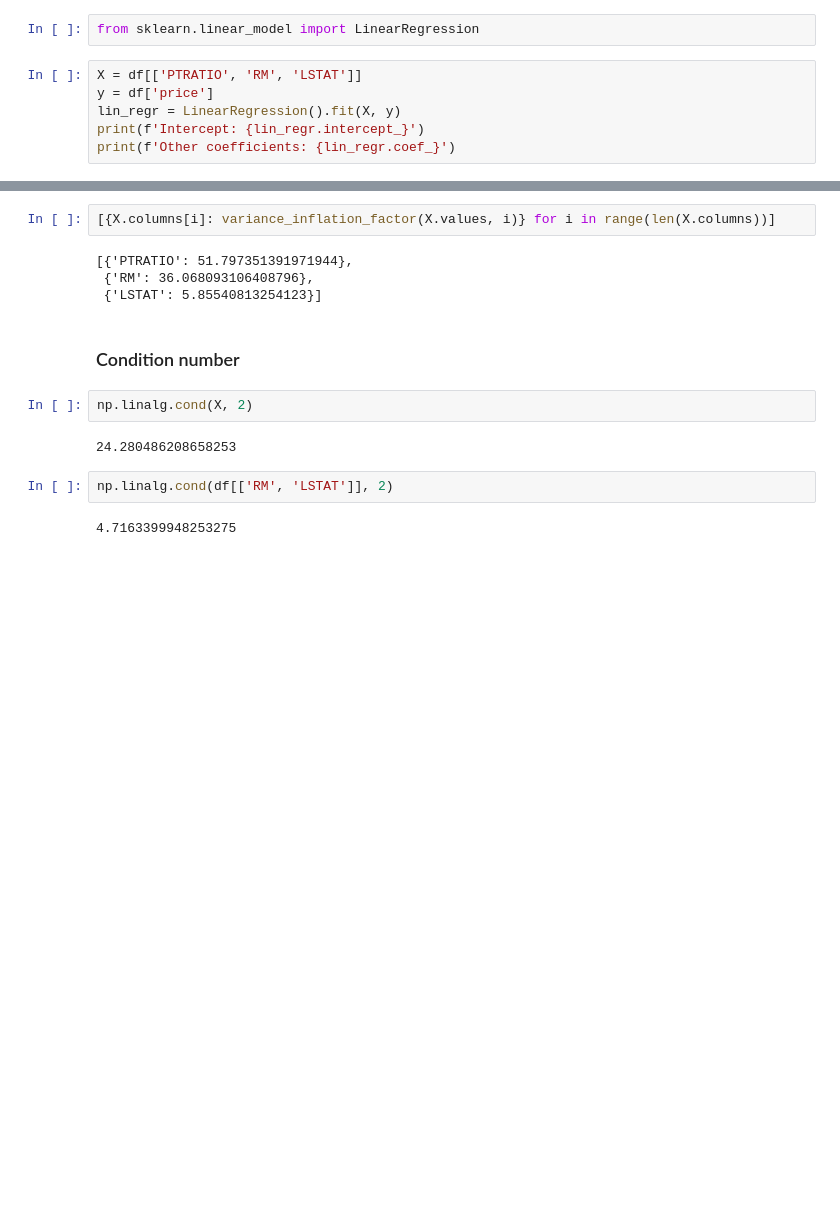
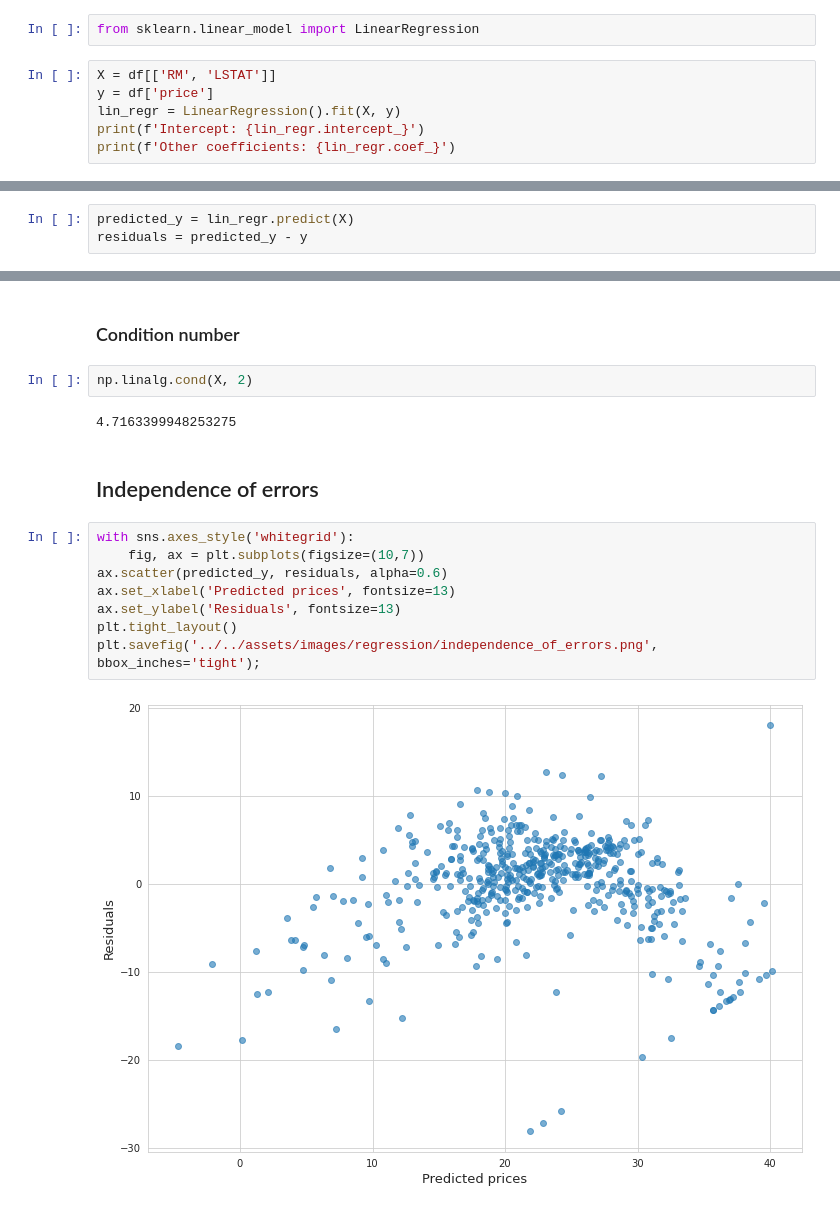
Before and after one commit to vzahorui/vzahorui.github.io, a Jupyter notebook: jupyter_notebooks/regression/linear_regression.ipynb, the cells around one changed output, grey strips where cells are left out. Drawn from its saved outputs; the diff is of its cells as text; blank space fills up the shorter version.

Commit message:
added independence of errors to linear regression

```diff
--- a/jupyter_notebooks/regression/linear_regression.ipynb
+++ b/jupyter_notebooks/regression/linear_regression.ipynb
@@ -161,7 +171,7 @@ df.corr()
 # %%
 from sklearn.linear_model import LinearRegression
 # %%
-X = df[['PTRATIO', 'RM', 'LSTAT']]
+X = df[['RM', 'LSTAT']]
 y = df['price']
 lin_regr = LinearRegression().fit(X, y)
 print(f'Intercept: {lin_regr.intercept_}')
@@ -175,3 +182,6 @@ from statsmodels.stats.outliers_influence import variance_inflation_factor
+# %%
+predicted_y = lin_regr.predict(X)
+residuals = predicted_y - y
 # %%
 lin_regr_sm = sm.OLS(y, sm.add_constant(X)).fit()
 print(lin_regr_sm.summary())
@@ -193,19 +203,21 @@ Covariance Type:            nonrobust
 
 Notes:
 [1] Standard Errors assume that the covariance matrix of the errors is correctly specified.
-# %%
-[{X.columns[i]: variance_inflation_factor(X.values, i)} for i in range(len(X.columns))]
-# %% [output]
-[{'PTRATIO': 51.797351391971944},
- {'RM': 36.068093106408796},
- {'LSTAT': 5.85540813254123}]
 # %% [markdown]
 ### Condition number
 # %%
 np.linalg.cond(X, 2)
 # %% [output]
-24.280486208658253
+4.7163399948253275
-# %%
-np.linalg.cond(df[['RM', 'LSTAT']], 2)
-# %% [output]
-4.7163399948253275
+# %% [markdown]
+## Independence of errors
+# %%
+with sns.axes_style('whitegrid'):
+    fig, ax = plt.subplots(figsize=(10,7))
+ax.scatter(predicted_y, residuals, alpha=0.6)
+ax.set_xlabel('Predicted prices', fontsize=13)
+ax.set_ylabel('Residuals', fontsize=13)
+plt.tight_layout()
+plt.savefig('../../assets/images/regression/independence_of_errors.png', bbox_inches='tight');
+# %% [output]
+[figure, added]
```
Also changed, not shown: parts of 13 cells of this notebook, 3 other files.
